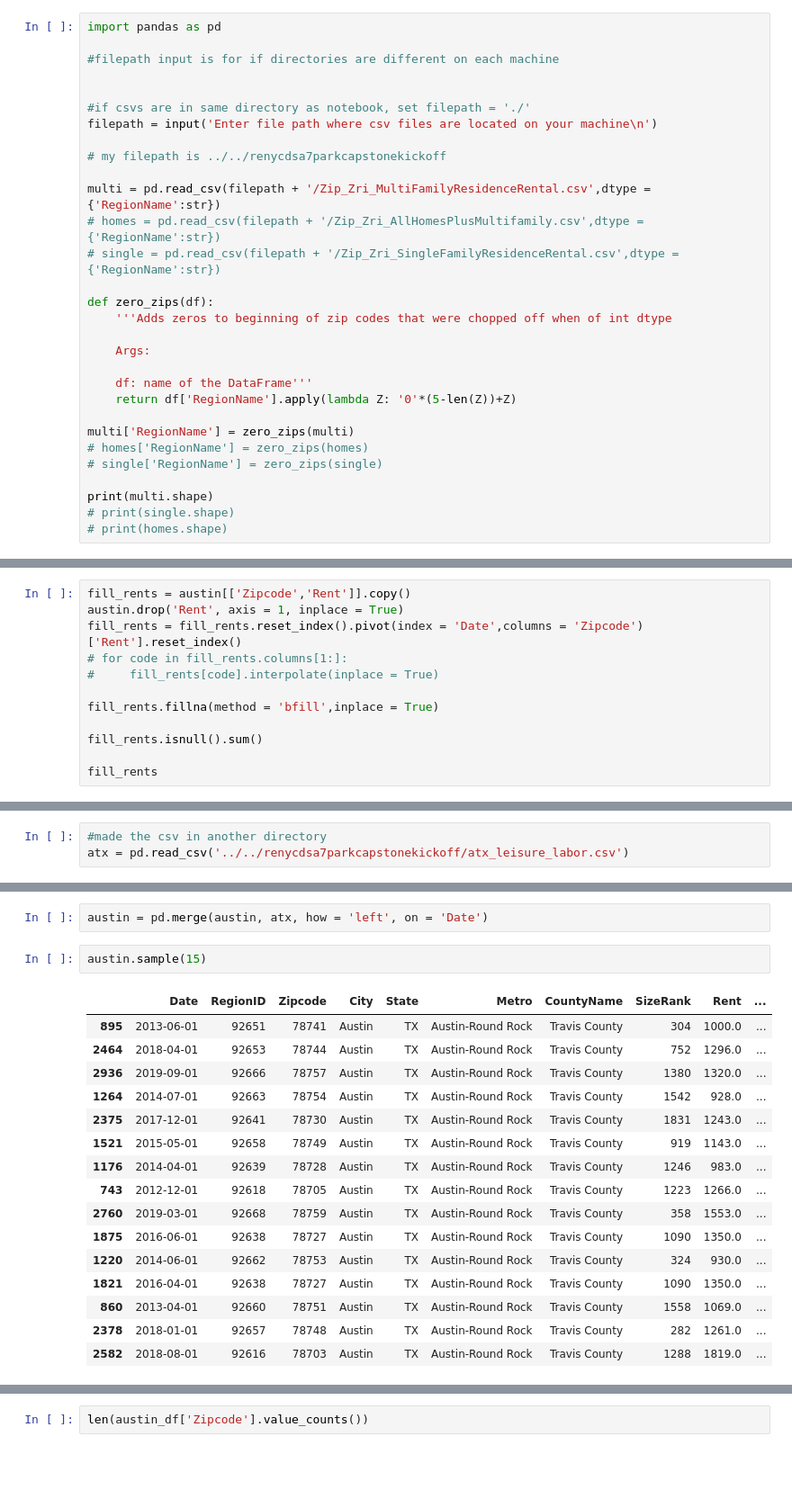
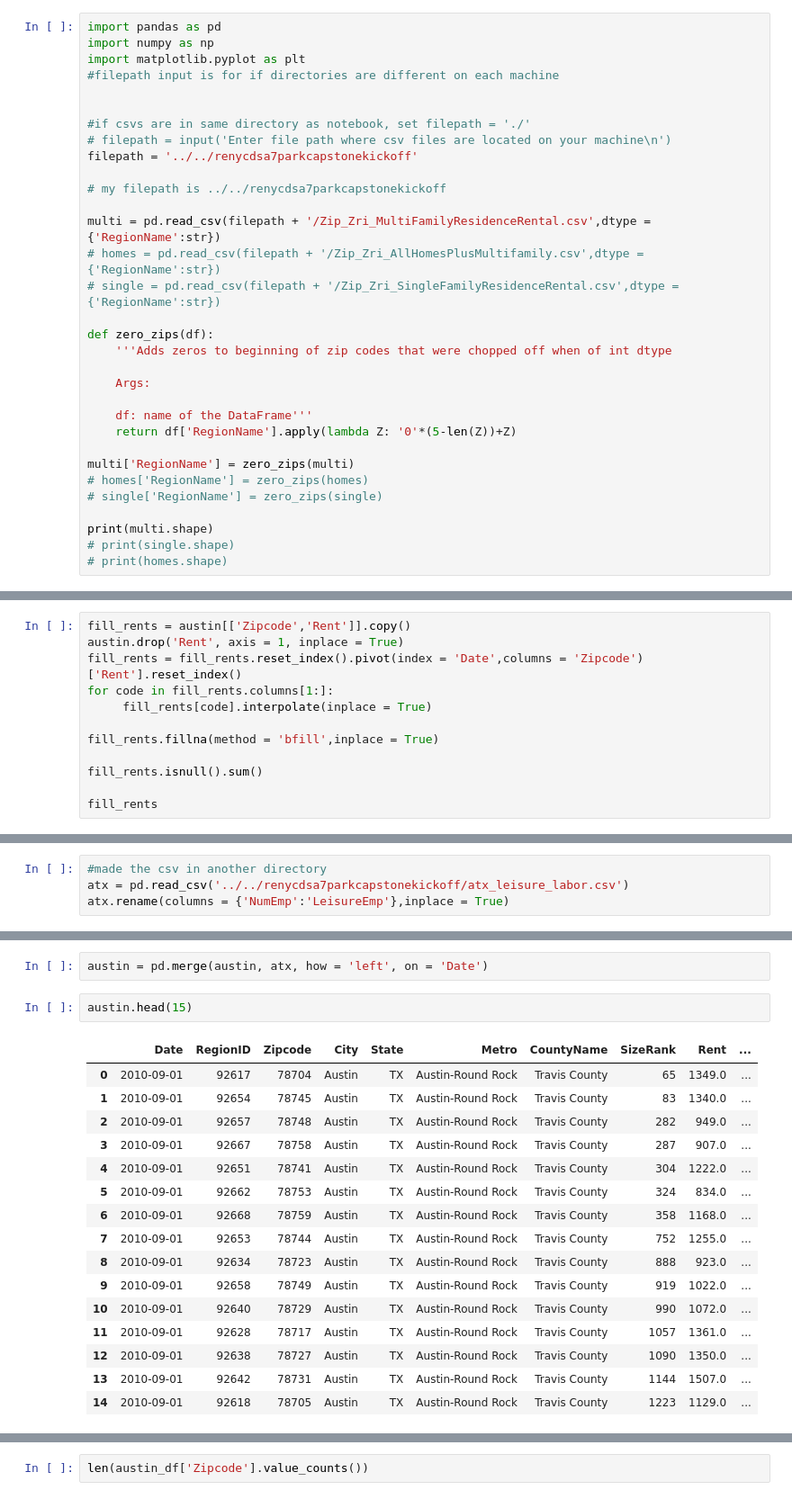
Before and after one commit to EugeniaDickson/zillow_rent_index, a Jupyter notebook: DouglasPizac/7park_EDA.ipynb, the cells around one changed output, grey strips where cells are left out. Shown at 90% size. Drawn from its saved outputs; the diff is of its cells as text; blank space fills up the shorter version.

```diff
--- a/DouglasPizac/7park_EDA.ipynb
+++ b/DouglasPizac/7park_EDA.ipynb
@@ -2,12 +2,14 @@
 # Import all zillow rent indices
 # %%
 import pandas as pd
-
+import numpy as np
+import matplotlib.pyplot as plt
 #filepath input is for if directories are different on each machine
 
 
 #if csvs are in same directory as notebook, set filepath = './'
-filepath = input('Enter file path where csv files are located on your machine\n')
+# filepath = input('Enter file path where csv files are located on your machine\n')
+filepath = '../../renycdsa7parkcapstonekickoff'
 
 # my filepath is ../../renycdsa7parkcapstonekickoff
 
@@ -78,8 +96,8 @@ austin.head()
 fill_rents = austin[['Zipcode','Rent']].copy()
 austin.drop('Rent', axis = 1, inplace = True)
 fill_rents = fill_rents.reset_index().pivot(index = 'Date',columns = 'Zipcode')['Rent'].reset_index()
-# for code in fill_rents.columns[1:]:
-#     fill_rents[code].interpolate(inplace = True)
+for code in fill_rents.columns[1:]:
+     fill_rents[code].interpolate(inplace = True)
 
 fill_rents.fillna(method = 'bfill',inplace = True)
 
@@ -175,6 +213,7 @@ pers_inc = personal[['Year','Income_per_capita','Population']].copy()
 # %%
 #made the csv in another directory
 atx = pd.read_csv('../../renycdsa7parkcapstonekickoff/atx_leisure_labor.csv')
+atx.rename(columns = {'NumEmp':'LeisureEmp'},inplace = True)
 # %%
 pers_inc['Year'] = pers_inc['Year'].astype(int)
 atx = pd.merge(atx,pers_inc, how = 'left', on = 'Year')
@@ -293,21 +332,21 @@ austin = pd.merge(austin,cc_volume, how = 'left', on = 'Date')
 # %%
 austin = pd.merge(austin, atx, how = 'left', on = 'Date')
 # %%
-austin.sample(15)
+austin.head(15)
 # %% [output]
 |  | Date | RegionID | Zipcode | City | State | Metro | CountyName | SizeRank | Rent | ... |
-| 895 | 2013-06-01 | 92651 | 78741 | Austin | TX | Austin-Round Rock | Travis County | 304 | 1000.0 | ... |
-| 2464 | 2018-04-01 | 92653 | 78744 | Austin | TX | Austin-Round Rock | Travis County | 752 | 1296.0 | ... |
-| 2936 | 2019-09-01 | 92666 | 78757 | Austin | TX | Austin-Round Rock | Travis County | 1380 | 1320.0 | ... |
-| 1264 | 2014-07-01 | 92663 | 78754 | Austin | TX | Austin-Round Rock | Travis County | 1542 | 928.0 | ... |
-| 2375 | 2017-12-01 | 92641 | 78730 | Austin | TX | Austin-Round Rock | Travis County | 1831 | 1243.0 | ... |
-| 1521 | 2015-05-01 | 92658 | 78749 | Austin | TX | Austin-Round Rock | Travis County | 919 | 1143.0 | ... |
-| 1176 | 2014-04-01 | 92639 | 78728 | Austin | TX | Austin-Round Rock | Travis County | 1246 | 983.0 | ... |
-| 743 | 2012-12-01 | 92618 | 78705 | Austin | TX | Austin-Round Rock | Travis County | 1223 | 1266.0 | ... |
-| 2760 | 2019-03-01 | 92668 | 78759 | Austin | TX | Austin-Round Rock | Travis County | 358 | 1553.0 | ... |
-| 1875 | 2016-06-01 | 92638 | 78727 | Austin | TX | Austin-Round Rock | Travis County | 1090 | 1350.0 | ... |
-| 1220 | 2014-06-01 | 92662 | 78753 | Austin | TX | Austin-Round Rock | Travis County | 324 | 930.0 | ... |
-| 1821 | 2016-04-01 | 92638 | 78727 | Austin | TX | Austin-Round Rock | Travis County | 1090 | 1350.0 | ... |
-| 860 | 2013-04-01 | 92660 | 78751 | Austin | TX | Austin-Round Rock | Travis County | 1558 | 1069.0 | ... |
-| 2378 | 2018-01-01 | 92657 | 78748 | Austin | TX | Austin-Round Rock | Travis County | 282 | 1261.0 | ... |
-| 2582 | 2018-08-01 | 92616 | 78703 | Austin | TX | Austin-Round Rock | Travis County | 1288 | 1819.0 | ... |
+| 0 | 2010-09-01 | 92617 | 78704 | Austin | TX | Austin-Round Rock | Travis County | 65 | 1349.0 | ... |
+| 1 | 2010-09-01 | 92654 | 78745 | Austin | TX | Austin-Round Rock | Travis County | 83 | 1340.0 | ... |
+| 2 | 2010-09-01 | 92657 | 78748 | Austin | TX | Austin-Round Rock | Travis County | 282 | 949.0 | ... |
+| 3 | 2010-09-01 | 92667 | 78758 | Austin | TX | Austin-Round Rock | Travis County | 287 | 907.0 | ... |
+| 4 | 2010-09-01 | 92651 | 78741 | Austin | TX | Austin-Round Rock | Travis County | 304 | 1222.0 | ... |
+| 5 | 2010-09-01 | 92662 | 78753 | Austin | TX | Austin-Round Rock | Travis County | 324 | 834.0 | ... |
+| 6 | 2010-09-01 | 92668 | 78759 | Austin | TX | Austin-Round Rock | Travis County | 358 | 1168.0 | ... |
+| 7 | 2010-09-01 | 92653 | 78744 | Austin | TX | Austin-Round Rock | Travis County | 752 | 1255.0 | ... |
+| 8 | 2010-09-01 | 92634 | 78723 | Austin | TX | Austin-Round Rock | Travis County | 888 | 923.0 | ... |
+| 9 | 2010-09-01 | 92658 | 78749 | Austin | TX | Austin-Round Rock | Travis County | 919 | 1022.0 | ... |
+| 10 | 2010-09-01 | 92640 | 78729 | Austin | TX | Austin-Round Rock | Travis County | 990 | 1072.0 | ... |
+| 11 | 2010-09-01 | 92628 | 78717 | Austin | TX | Austin-Round Rock | Travis County | 1057 | 1361.0 | ... |
+| 12 | 2010-09-01 | 92638 | 78727 | Austin | TX | Austin-Round Rock | Travis County | 1090 | 1350.0 | ... |
+| 13 | 2010-09-01 | 92642 | 78731 | Austin | TX | Austin-Round Rock | Travis County | 1144 | 1507.0 | ... |
+| 14 | 2010-09-01 | 92618 | 78705 | Austin | TX | Austin-Round Rock | Travis County | 1223 | 1129.0 | ... |
```
Also changed, not shown: parts of 65 cells of this notebook.
